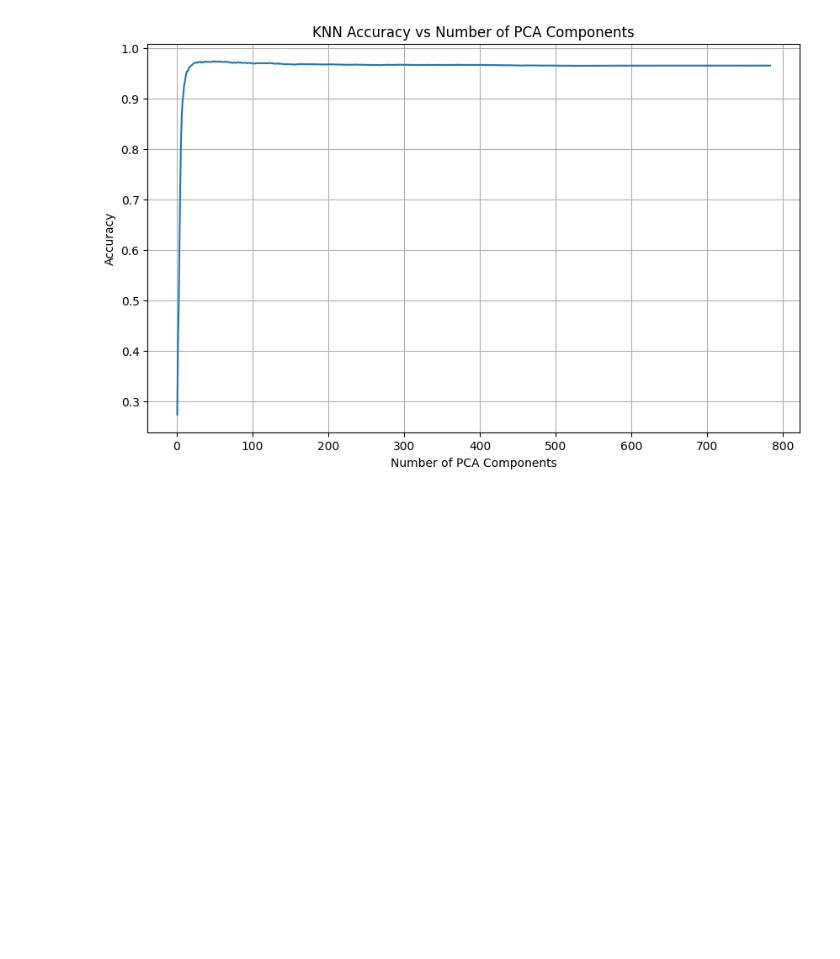
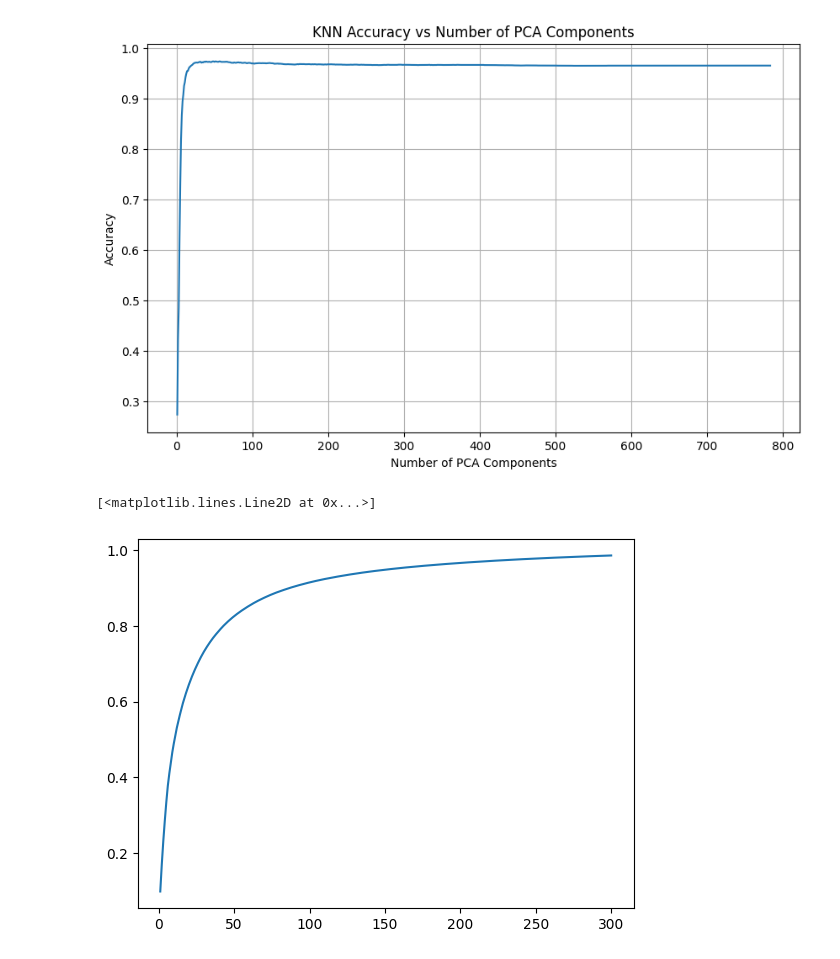
Before and after one commit to shoaib-31/Principal-Component-Analysis, a Jupyter notebook: pca-digit-recognition.ipynb, the cells around one changed output. Saved outputs shown, nothing was run; the diff lists cells and outputs as text; code cells hidden in the pictures; blank space fills up the shorter version.

```diff
--- a/pca-digit-recognition.ipynb
+++ b/pca-digit-recognition.ipynb
@@ -118,0 +121,5 @@ plt.show()
+# %%
+plt.plot(range(1,len(ep)+1),ep)
+# %% [output]
+[<matplotlib.lines.Line2D at 0x...>]
+[figure, added]
```
Also changed, not shown: parts of 2 cells of this notebook.
